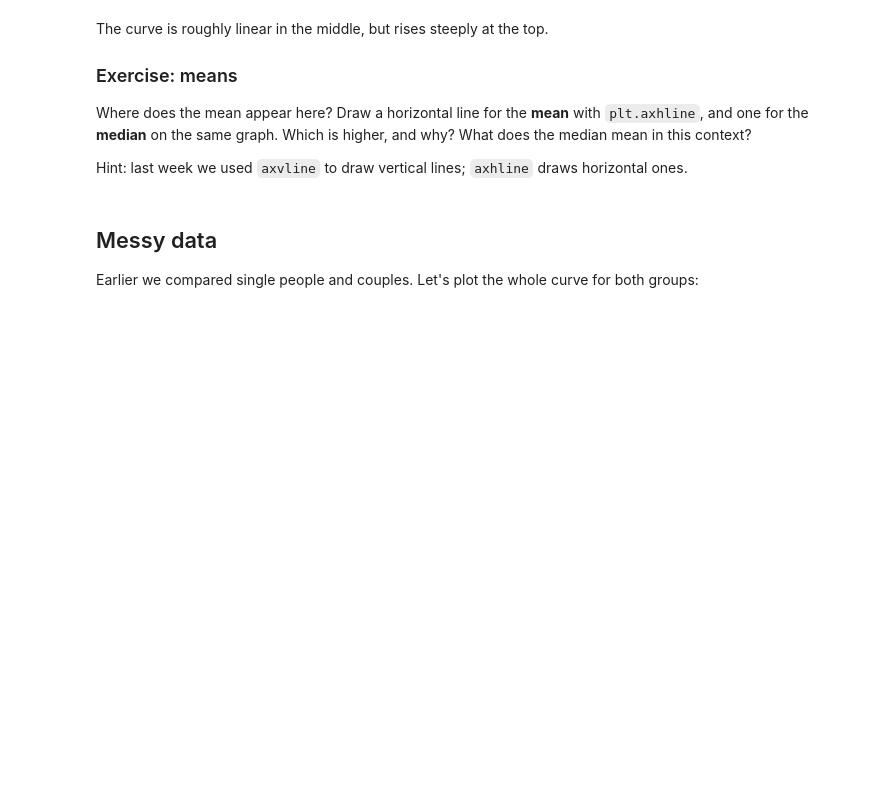
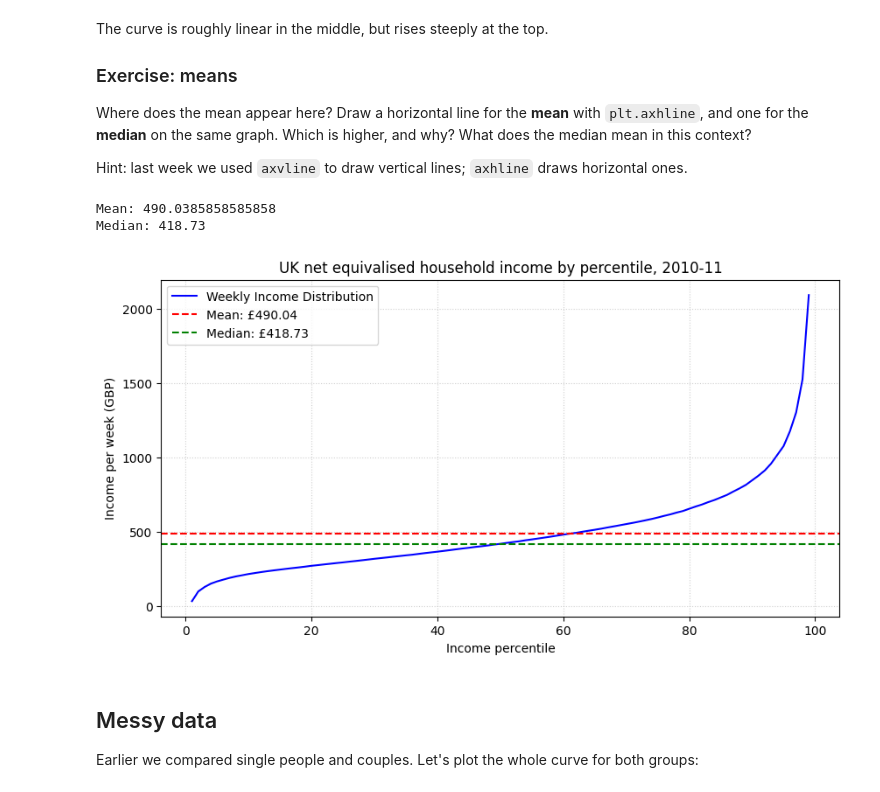
Before and after one commit to ysubev/QM2, a Jupyter notebook: notebooks/W02. Pandas.ipynb, the cells around one changed output. Cells and saved outputs as stored; diff of their text form; code cells hidden in the pictures; blank space fills up the shorter version.

```diff
--- a/notebooks/W02. Pandas.ipynb
+++ b/notebooks/W02. Pandas.ipynb
@@ -188,6 +219,34 @@ Where does the mean appear here? Draw a horizontal line for the **mean** with `p
 Hint: last week we used `axvline` to draw vertical lines; `axhline` draws horizontal ones.
 # %%
 # your code here
+
+mean = income[weekly].mean()
+median = income[weekly].median()
+
+print("Mean:", mean)
+print("Median:", median)
+# %% [output]
+Mean: 490.0385858585858
+Median: 418.73
+# %%
+import matplotlib.pyplot as plt
+
+# Plot the original income distribution curve
+income[weekly].plot(label="Weekly Income Distribution", color="blue")
+
+# Add horizontal lines for mean and median
+plt.axhline(y=mean, color="red", linestyle="--", label=f"Mean: £{mean:.2f}")
+plt.axhline(y=median, color="green", linestyle="--", label=f"Median: £{median:.2f}")
+
+# Label and style the graph
+plt.title("UK net equivalised household income by percentile, 2010-11")
+plt.xlabel("Income percentile")
+plt.ylabel("Income per week (GBP)")
+plt.legend()  # Displays the labels in a box
+plt.grid(True, linestyle=":", alpha=0.6)
+plt.show()
+# %% [output]
+[figure, added]
 # %% [markdown]
 ## Messy data
 
```
Also changed, not shown: parts of 7 cells of this notebook.
